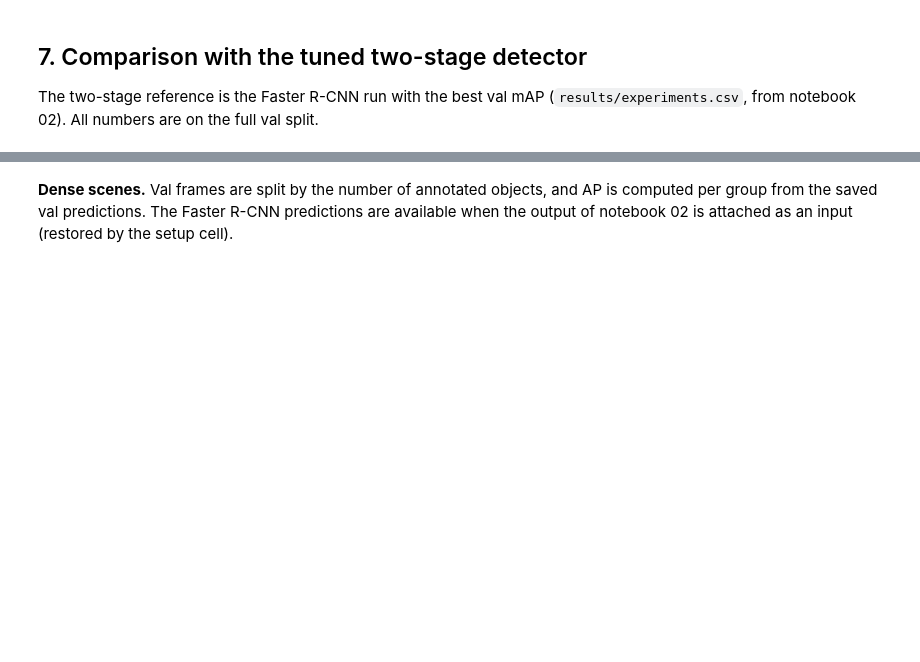
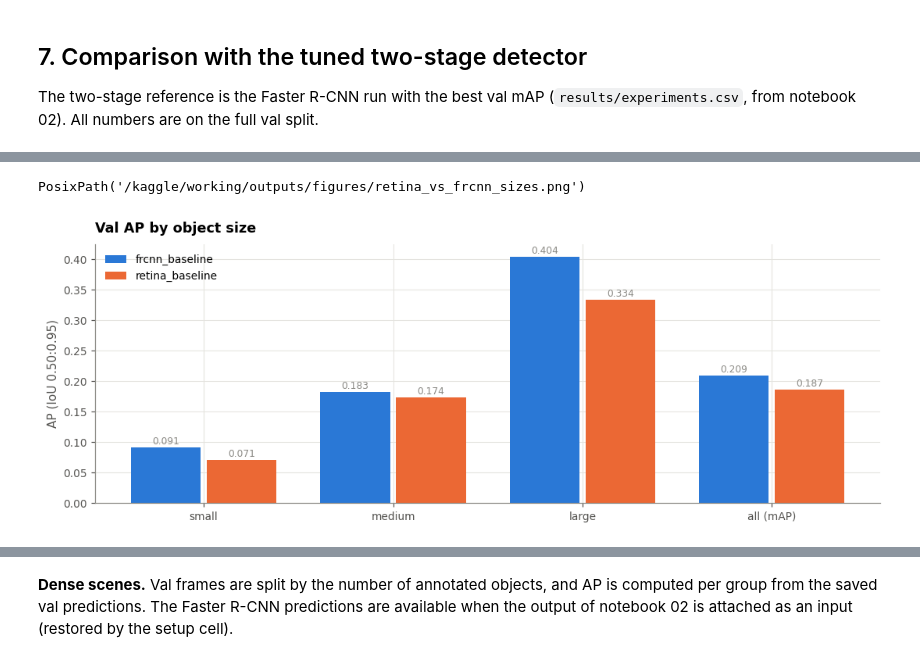
Before and after one commit to anna-kryvulia/ucu-ai-hw-object-detection, a Jupyter notebook: notebooks/03_one_stage_retinanet.ipynb, the cells around one changed output, grey strips where cells are left out. Cells and saved outputs as stored; diff of their text form; code cells hidden in the pictures; blank space fills up the shorter version.

```diff
--- a/notebooks/03_one_stage_retinanet.ipynb
+++ b/notebooks/03_one_stage_retinanet.ipynb
@@ -250,18 +377,0 @@ nothing new is trained: the tuned model is the best single run.
-# %%
-# Tuned RetinaNet: baseline + all changes that helped; test predictions + submission for it
-EXPERIMENTS = ["retina_anchors", "retina_iou", "retina_focal"]
-val = load_registry(P).query("eval == 'val'").set_index("run_id")
-gain = {r: val.loc[r, "mAP"] - val.loc["retina_baseline", "mAP"] for r in EXPERIMENTS}
-helped = [r for r in EXPERIMENTS if gain[r] >= 0.005]
-print("mAP change vs baseline:", {r: round(g, 4) for r, g in gain.items()})
-
-if len(helped) >= 2:
-    base_model = load_config("retina_baseline")["model"]
-    changes = {k: v for r in helped for k, v in load_config(r)["model"].items() if base_model[k] != v}
-    tuned_id = "retina_tuned"
-    run_experiment("retina_baseline", build_retina, P, data, predict_test=True, run_id=tuned_id,
-                   model=changes, description="RetinaNet tuned: " + " + ".join(helped))
-else:
-    tuned_id = max(["retina_baseline"] + helped, key=lambda r: val.loc[r, "mAP"])
-    run_experiment(tuned_id, build_retina, P, data, predict_test=True)
-print("tuned model:", tuned_id)
@@ -284,19 +450,22 @@ val.loc[order, cols].round(4)
 # %%
 # AP by object size: tuned Faster R-CNN vs initial and tuned RetinaNet
-models = list(dict.fromkeys([frcnn_id, "retina_baseline", tuned_id]))
+models = [frcnn_id, "retina_baseline", tuned_id]
 metrics = ["AP_small", "AP_medium", "AP_large", "mAP"]
 fig, ax = plt.subplots(figsize=(10, 3.8))
 width = 0.8 / len(models)
 for k, (r, col) in enumerate(zip(models, PALETTE)):
     xs = np.arange(len(metrics)) + (k - (len(models) - 1) / 2) * width
     ax.bar(xs, val.loc[r, metrics].astype(float), width * 0.92, color=col, label=r)
     for x, v in zip(xs, val.loc[r, metrics].astype(float)):
         ax.text(x, v + 0.005, f"{v:.3f}", ha="center", fontsize=8, color=INK_3)
 ax.set_xticks(np.arange(len(metrics)), ["small", "medium", "large", "all (mAP)"])
 ax.set(ylabel="AP (IoU 0.50:0.95)", title="Val AP by object size")
 ax.legend(loc="upper left", frameon=False)
 fig.tight_layout()
 save_fig(fig, "retina_vs_frcnn_sizes", P)
+# %% [output]
+PosixPath('/kaggle/working/outputs/figures/retina_vs_frcnn_sizes.png')
+[figure, added]
 # %%
 # Training curves: val mAP (monitor subset) per epoch, RetinaNet runs vs the tuned Faster R-CNN
 def history(run_id):
```
Also changed, not shown: parts of 17 cells of this notebook, 4 other files.
